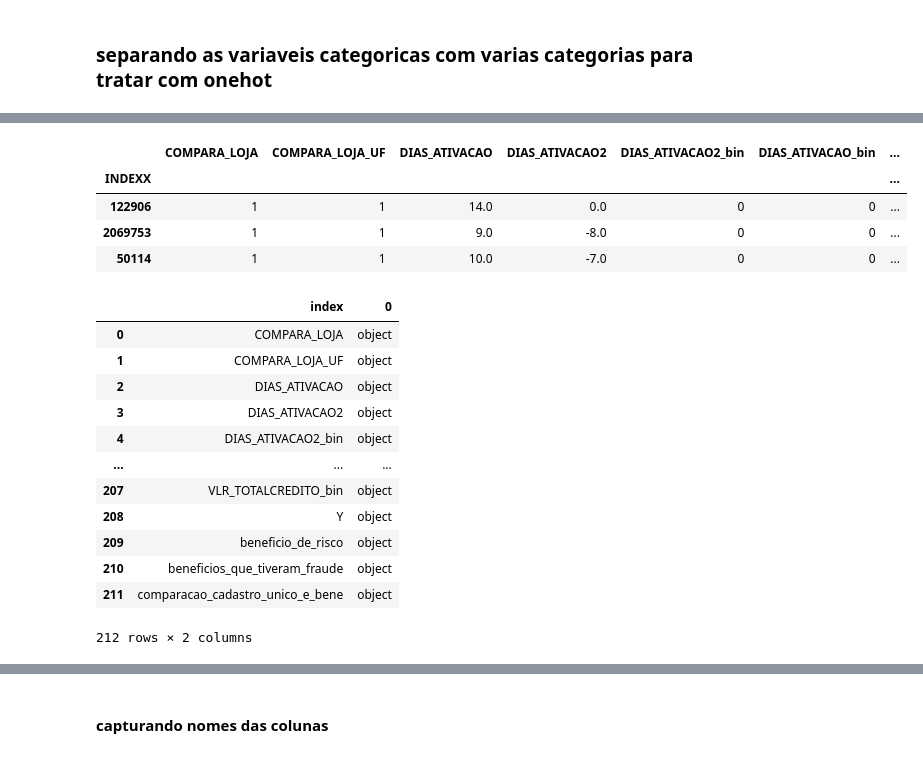
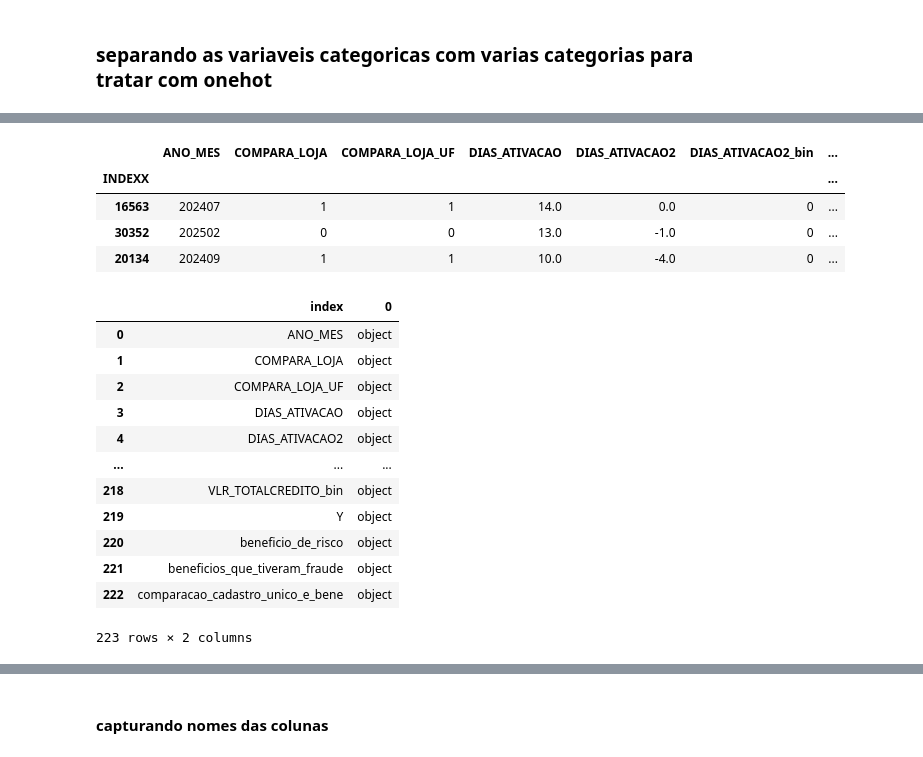
Before and after one commit to GabrielGabes/Machine-Learning-Preditivo, a Jupyter notebook: modelo_ativacao_bene/ada_modelo.ipynb, the cells around one changed output, grey strips where cells are left out. Cells and saved outputs as stored; diff of their text form; code cells hidden in the pictures.

```diff
--- a/modelo_ativacao_bene/ada_modelo.ipynb
+++ b/modelo_ativacao_bene/ada_modelo.ipynb
@@ -233,0 +237,21 @@ df.sample(3)
+# %%
+df['ANO_MES'] = pd.to_datetime(df['DTA_INI_SOLICITACAO'], errors='coerce')
+df['ANO_MES'] = df['ANO_MES'].dt.strftime('%Y%m')
+df['ANO_MES'] = df['ANO_MES'].astype(int)
+
+# Aplicando filtros =========================================================
+print(df.shape)
+# # lista_unico = ['Erro - N Validado','Face Nova e Desconhecida','Reprovado 1:1','Reprovado Unico Check','Sem Biometria']
+# # df = df[df['SCORE_UNICO_CAT'].isin(lista_unico)].reset_index(drop=True)
+# df = df[df['SCORE_UNICO'] == 0].reset_index(drop=True)
+
+# criterio1 = ~( (df['Y'] == 0) & (df['ANO_MES'] < 202310) )
+# criterio2 = ~( (df['Y'] == 0) & (df['ANO_MES'] >= 202503) )
+# df = df[criterio1 & criterio2].sort_values(by='DTA_INI_SOLICITACAO').reset_index(drop=True)
+print(df.shape)
+# ===========================================================================
+
+df = df.sort_values(by='DTA_INI_SOLICITACAO').reset_index(drop=True)
+df['INDEXX'] = df.index
+
+df.groupby(['ANO_MES','Y']).size().unstack().fillna(0).round(0)
@@ -261,7 +304,7 @@ display(tipos_colunas)
 drop_colunas = [
 'DTA_CONTROLE',
 
-'DTA_INI_SOLICITACAO','INI_SOLICITACAO_TRIMESTRE','DTAHRA_INI_SOLICITACAO',
+'DTA_INI_SOLICITACAO','DTAHRA_INI_SOLICITACAO',
 'DTA_INI_SOLICITACAO_menos6meses',
 
 'DTH_INCLUSAO',
@@ -472,34 +502,33 @@ display(df_bin_num.head(3))
 # %%
-colunas = df_bin_num.columns.to_list() + df_cat_tratados.columns.to_list()
-df = pd.DataFrame(np.concatenate((df_bin_num.to_numpy(), df_cat_tratados.to_numpy()), 1), columns=colunas)
+df = tratando_dados(df)
 df = df[sorted(df.columns)]
 df['INDEXX'] = df['INDEXX'].astype('int64')
 df = df.set_index('INDEXX', drop=False)
 df.sample(3)
 # %% [output]
-|  | COMPARA_LOJA | COMPARA_LOJA_UF | DIAS_ATIVACAO | DIAS_ATIVACAO2 | DIAS_ATIVACAO2_bin | DIAS_ATIVACAO_bin | ... |
+|  | ANO_MES | COMPARA_LOJA | COMPARA_LOJA_UF | DIAS_ATIVACAO | DIAS_ATIVACAO2 | DIAS_ATIVACAO2_bin | ... |
 | INDEXX |  |  |  |  |  |  | ... |
-| 122906 | 1 | 1 | 14.0 | 0.0 | 0 | 0 | ... |
-| 2069753 | 1 | 1 | 9.0 | -8.0 | 0 | 0 | ... |
-| 50114 | 1 | 1 | 10.0 | -7.0 | 0 | 0 | ... |
+| 16563 | 202407 | 1 | 1 | 14.0 | 0.0 | 0 | ... |
+| 30352 | 202502 | 0 | 0 | 13.0 | -1.0 | 0 | ... |
+| 20134 | 202409 | 1 | 1 | 10.0 | -4.0 | 0 | ... |
 # %%
 tipos_colunas = pd.DataFrame(df.dtypes).reset_index()
 display(tipos_colunas)
 # tipos_colunas.to_excel('tipo_colunas.xlsx', index=False)
 # %% [output]
 |  | index | 0 |
-| 0 | COMPARA_LOJA | object |
-| 1 | COMPARA_LOJA_UF | object |
-| 2 | DIAS_ATIVACAO | object |
-| 3 | DIAS_ATIVACAO2 | object |
-| 4 | DIAS_ATIVACAO2_bin | object |
+| 0 | ANO_MES | object |
+| 1 | COMPARA_LOJA | object |
+| 2 | COMPARA_LOJA_UF | object |
+| 3 | DIAS_ATIVACAO | object |
+| 4 | DIAS_ATIVACAO2 | object |
 | ... | ... | ... |
-| 207 | VLR_TOTALCREDITO_bin | object |
-| 208 | Y | object |
-| 209 | beneficio_de_risco | object |
-| 210 | beneficios_que_tiveram_fraude | object |
-| 211 | comparacao_cadastro_unico_e_bene | object |
+| 218 | VLR_TOTALCREDITO_bin | object |
+| 219 | Y | object |
+| 220 | beneficio_de_risco | object |
+| 221 | beneficios_que_tiveram_fraude | object |
+| 222 | comparacao_cadastro_unico_e_bene | object |
-212 rows × 2 columns
+223 rows × 2 columns
 # %%
 for i in range(3, len(df.columns), 3):
     print(sorted(df.columns)[i-3:i])
```
Also changed, not shown: parts of 73 cells of this notebook, 14 other files.
